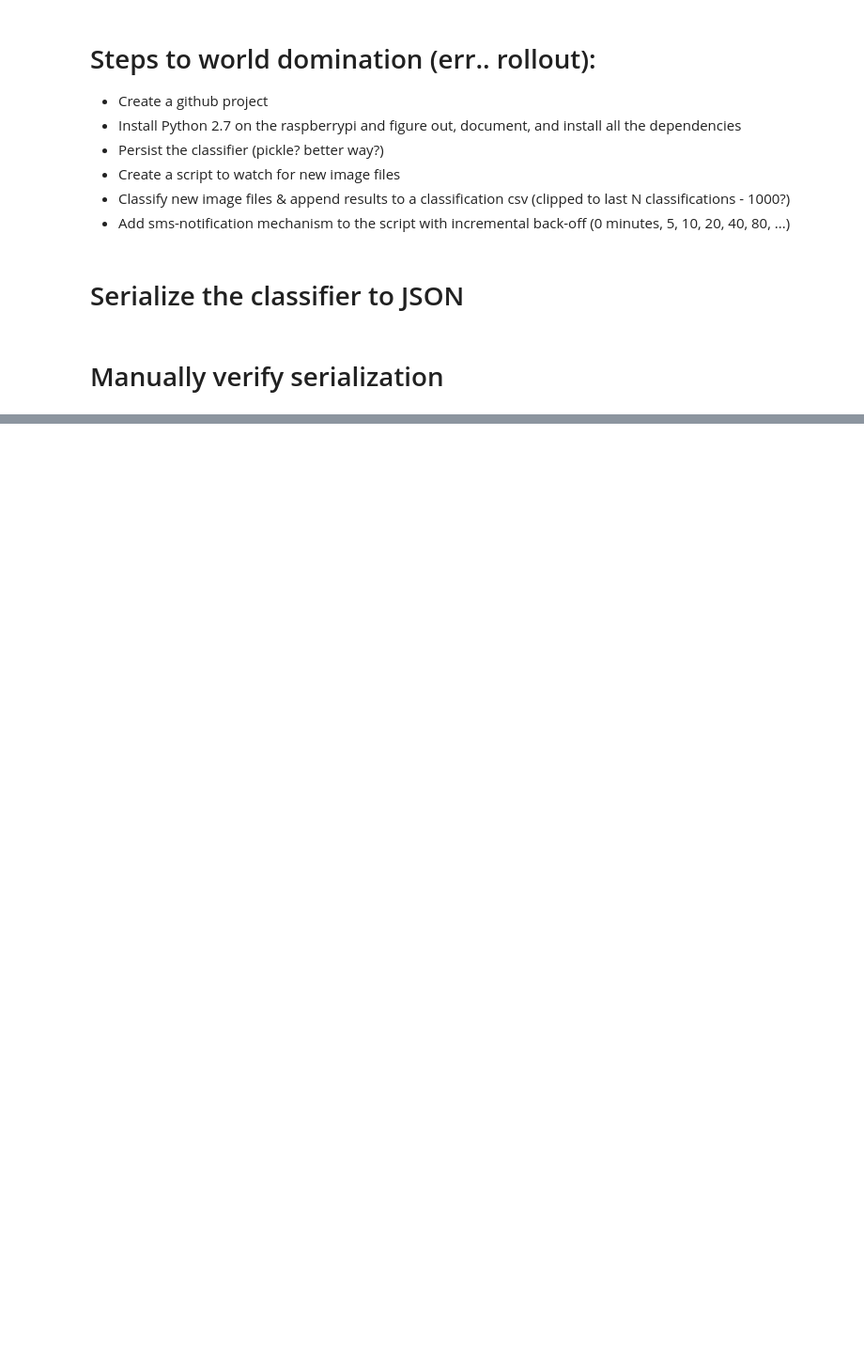
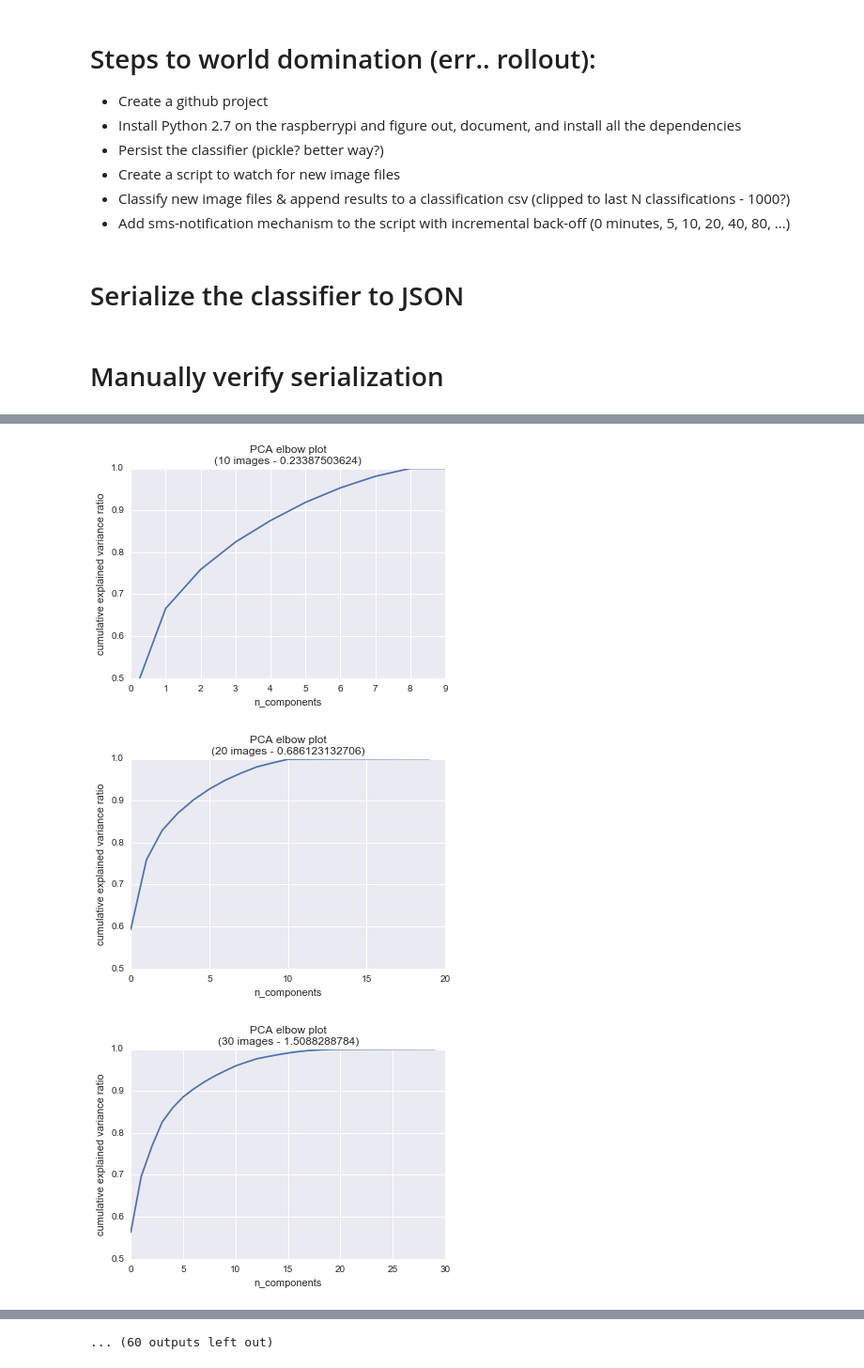
Before and after one commit to curious-attempt-bunny/python-scikit-raspberrypi-garage-door-twilio-alert, a Jupyter notebook: IR detection.ipynb, the cells around one changed output, grey strips where cells are left out. Shown at 94% size. Cells and saved outputs as stored; diff of their text form; code cells hidden in the pictures; blank space fills up the shorter version.

```diff
--- a/IR detection.ipynb
+++ b/IR detection.ipynb
@@ -305,0 +414,19 @@ plt.show()
+# %%
+images_counts = np.arange(10,len(images)+10, 10)
+times = []
+for num_images in images_counts:
+    t1 = time.time()
+    pca = PCA(n_components=50)
+    pca.fit(images[0:num_images])
+    t2 = time.time()
+    times.append(t2-t1)
+    plt.plot(np.cumsum(pca.explained_variance_ratio_))
+    plt.title("PCA elbow plot\n("+str(num_images)+" images - "+str(t2-t1)+")")
+    plt.xlabel("n_components")
+    plt.ylim(0.5,1)
+    plt.ylabel("cumulative explained variance ratio")
+    plt.show()
+# %% [output]
+[figure, added]
+[figure, added]
+[figure, added]
@@ -305,0 +442 @@ plt.show()
+... (60 outputs left out)
```
Also changed, not shown: parts of 53 cells of this notebook, 1 other file.
